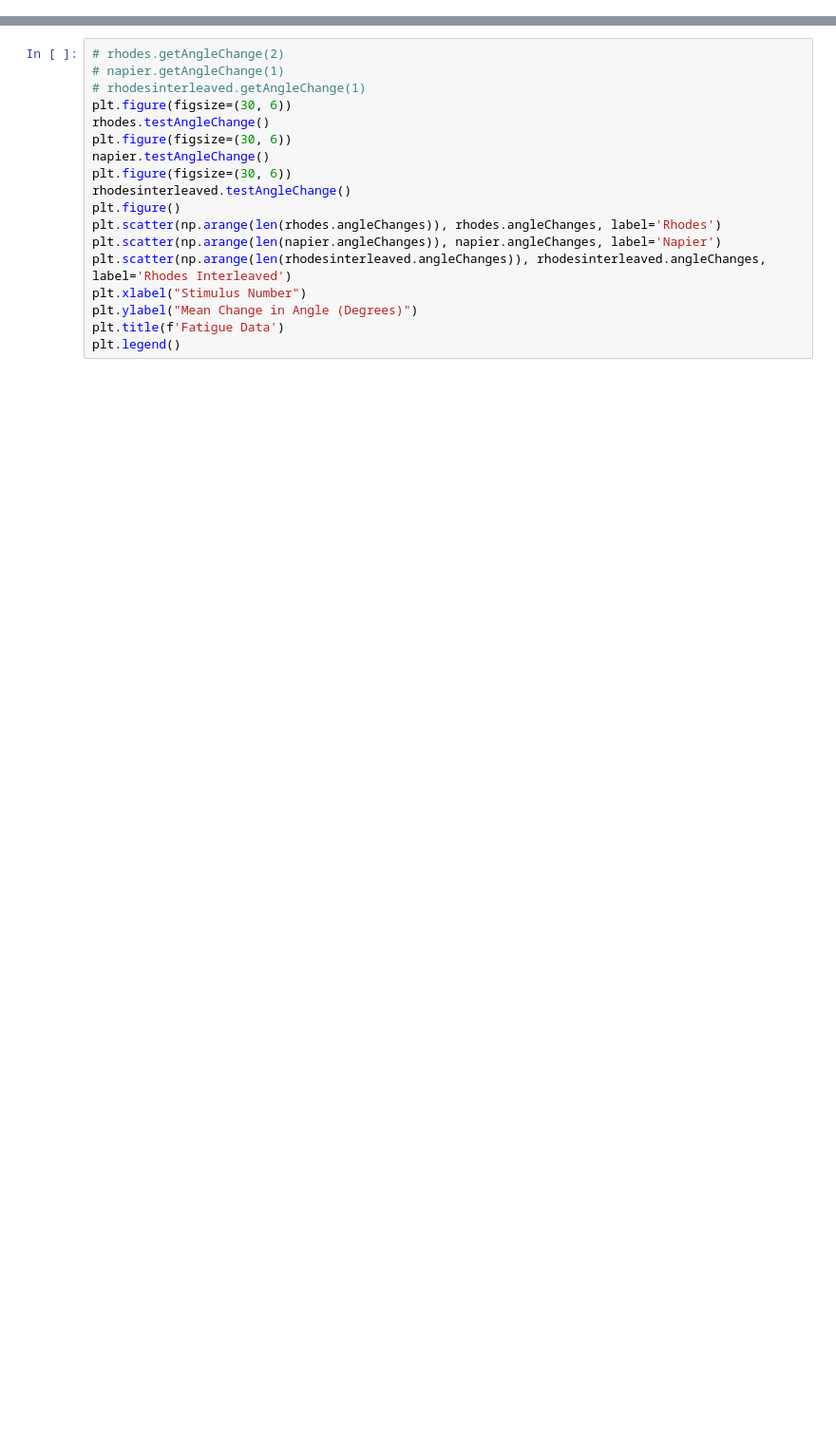
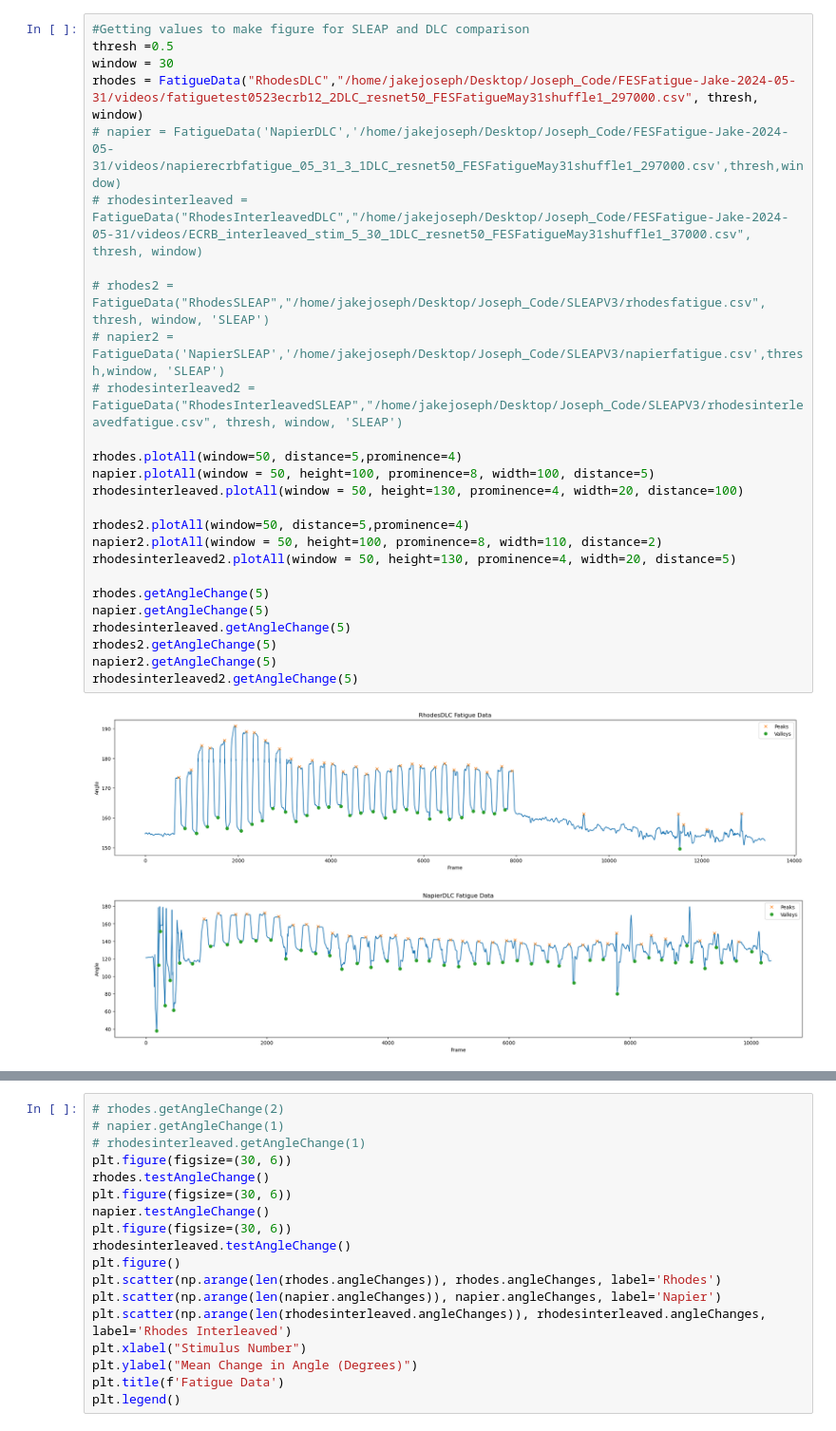
Before and after one commit to draeloslab/stim_behavior, a Jupyter notebook: notebooks/newFatigueFig.ipynb, the cells around one changed output, grey strips where cells are left out. Shown at 95% size. Drawn from its saved outputs; the diff is of its cells as text; blank space fills up the shorter version.

```diff
--- a/notebooks/newFatigueFig.ipynb
+++ b/notebooks/newFatigueFig.ipynb
@@ -235,3 +252,32 @@ class FatigueData:
         # Release the video capture object and close the figure
         cap.release()
         plt.close(fig)
+# %%
+#Getting values to make figure for SLEAP and DLC comparison
+thresh =0.5
+window = 30
+rhodes = FatigueData("RhodesDLC","/home/jakejoseph/Desktop/Joseph_Code/FESFatigue-Jake-2024-05-31/videos/fatiguetest0523ecrb12_2DLC_resnet50_FESFatigueMay31shuffle1_297000.csv", thresh, window)
+# napier = FatigueData('NapierDLC','/home/jakejoseph/Desktop/Joseph_Code/FESFatigue-Jake-2024-05-31/videos/napierecrbfatigue_05_31_3_1DLC_resnet50_FESFatigueMay31shuffle1_297000.csv',thresh,window)
+# rhodesinterleaved = FatigueData("RhodesInterleavedDLC","/home/jakejoseph/Desktop/Joseph_Code/FESFatigue-Jake-2024-05-31/videos/ECRB_interleaved_stim_5_30_1DLC_resnet50_FESFatigueMay31shuffle1_37000.csv", thresh, window)
+
+# rhodes2 = FatigueData("RhodesSLEAP","/home/jakejoseph/Desktop/Joseph_Code/SLEAPV3/rhodesfatigue.csv", thresh, window, 'SLEAP')
+# napier2 = FatigueData('NapierSLEAP','/home/jakejoseph/Desktop/Joseph_Code/SLEAPV3/napierfatigue.csv',thresh,window, 'SLEAP')
+# rhodesinterleaved2 = FatigueData("RhodesInterleavedSLEAP","/home/jakejoseph/Desktop/Joseph_Code/SLEAPV3/rhodesinterleavedfatigue.csv", thresh, window, 'SLEAP')
+
+rhodes.plotAll(window=50, distance=5,prominence=4)
+napier.plotAll(window = 50, height=100, prominence=8, width=100, distance=5)
+rhodesinterleaved.plotAll(window = 50, height=130, prominence=4, width=20, distance=100)
+
+rhodes2.plotAll(window=50, distance=5,prominence=4)
+napier2.plotAll(window = 50, height=100, prominence=8, width=110, distance=2)
+rhodesinterleaved2.plotAll(window = 50, height=130, prominence=4, width=20, distance=5)
+
+rhodes.getAngleChange(5)
+napier.getAngleChange(5)
+rhodesinterleaved.getAngleChange(5)
+rhodes2.getAngleChange(5)
+napier2.getAngleChange(5)
+rhodesinterleaved2.getAngleChange(5)
+# %% [output]
+[figure, added]
+[figure, added]
```
Also changed, not shown: parts of 10 cells of this notebook.
